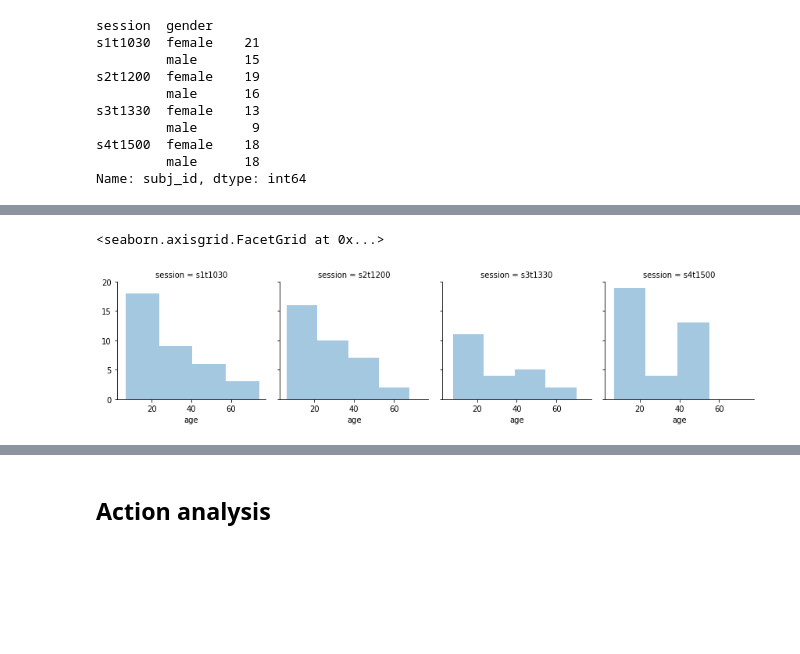
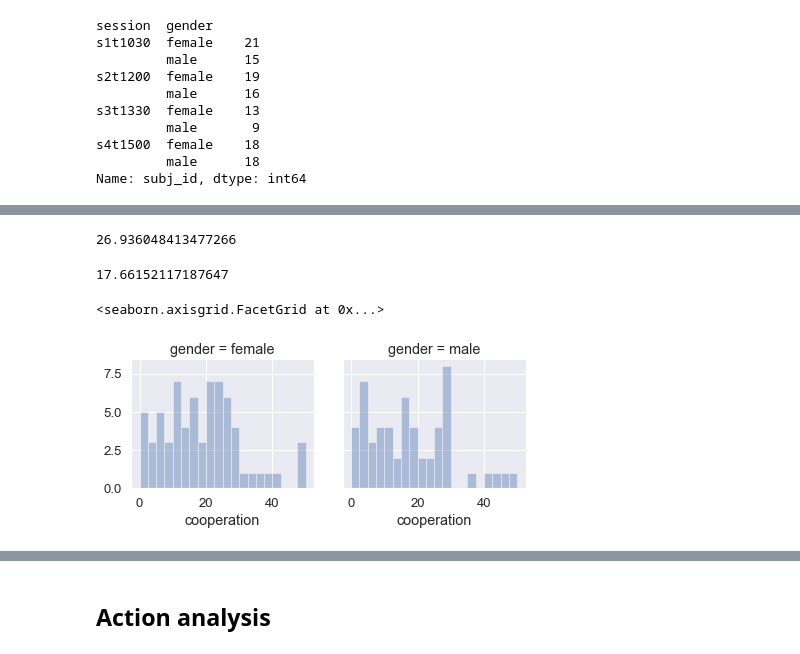
Before and after one commit to eladiomontero/DecisionTimes, a Jupyter notebook: Science Fair Experiment/ScienceFair/ScienceFairAnalysis.ipynb, the cells around one changed output, grey strips where cells are left out. Saved outputs shown, nothing was run; the diff lists cells and outputs as text; code cells hidden in the pictures; blank space fills up the shorter version.

Commit message:
Science Fair work
Analysis of the science fair data

```diff
--- a/Science Fair Experiment/ScienceFair/ScienceFairAnalysis.ipynb
+++ b/Science Fair Experiment/ScienceFair/ScienceFairAnalysis.ipynb
@@ -66,3 +50,7 @@ userData.head()
 | 2 | 2 | 54.0 | male | s3t1330 | usuario11s3t1330 | usuario11 |
 | 3 | 3 | 13.0 | female | s3t1330 | usuario8s3t1330 | usuario8 |
 | 4 | 4 | 26.0 | male | s3t1330 | usuario19s3t1330 | usuario19 |
+# %%
+userData = userData.drop(userData[userData.subj_id.isin(set(userData.subj_id).difference(data["subj_id"].unique()))].index)
+userData
+#set(userData.subj_id).difference(data["subj_id"].unique())
@@ -90,8 +153,15 @@ Name: subj_id, dtype: int64
+# %%
+display(dataM.age.mean())
+display(dataM.age.std())
+# %% [output]
+26.936048413477266
+17.66152117187647
 # %%
-userData = userData.sort_values(by = "session")
-g = sns.FacetGrid(userData, col="session", height = 3)
-g.map(sns.distplot, "age", kde=False)
+sns.set(font_scale=1.2)
+userData = userData.sort_values(by = "gender")
+g = sns.FacetGrid(userData, col="gender", height = 3)
+g.map(sns.distplot, "cooperation", kde=False, bins = 20)
 g.add_legend()
 # %% [output]
 <seaborn.axisgrid.FacetGrid at 0x...>
-[figure, old version]
+[figure, new version]
```
Also changed, not shown: parts of 33 cells of this notebook, 27 other files.
